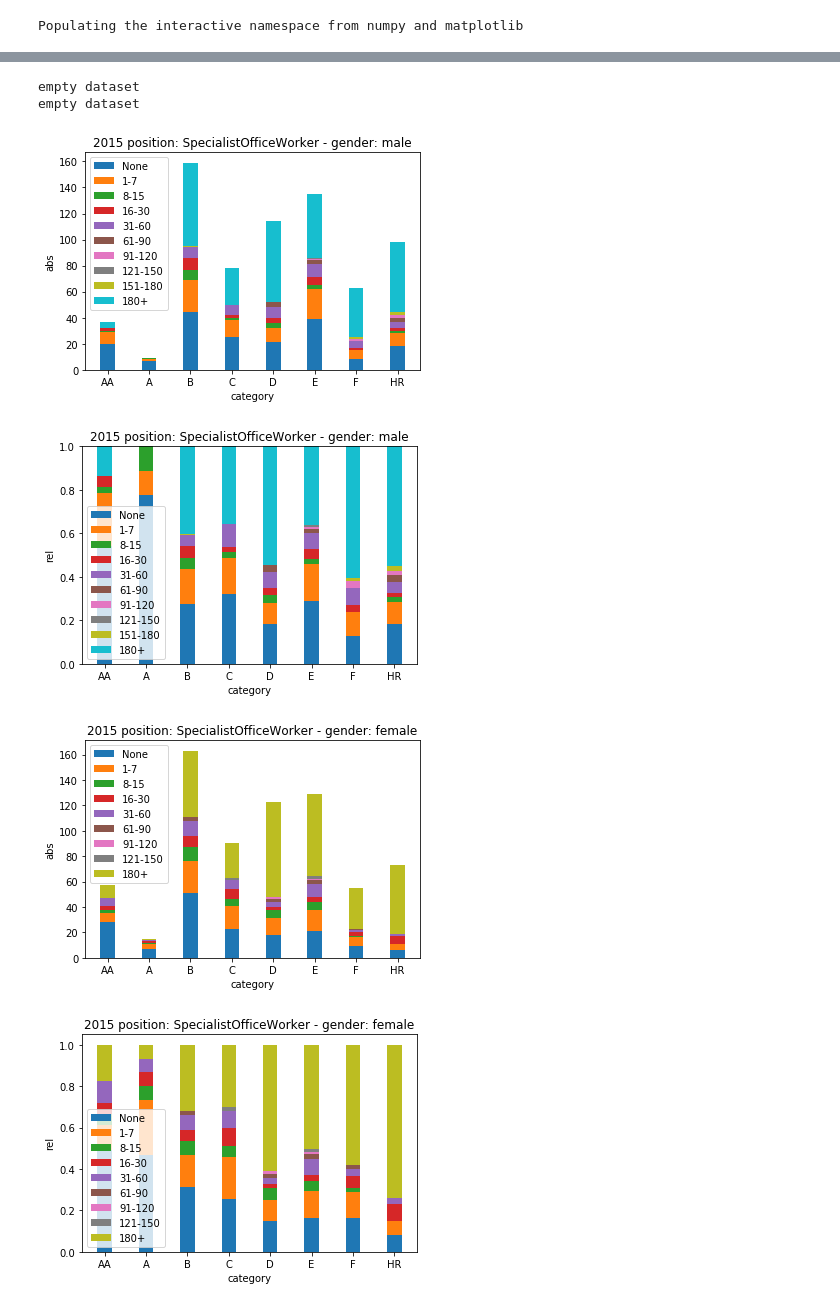
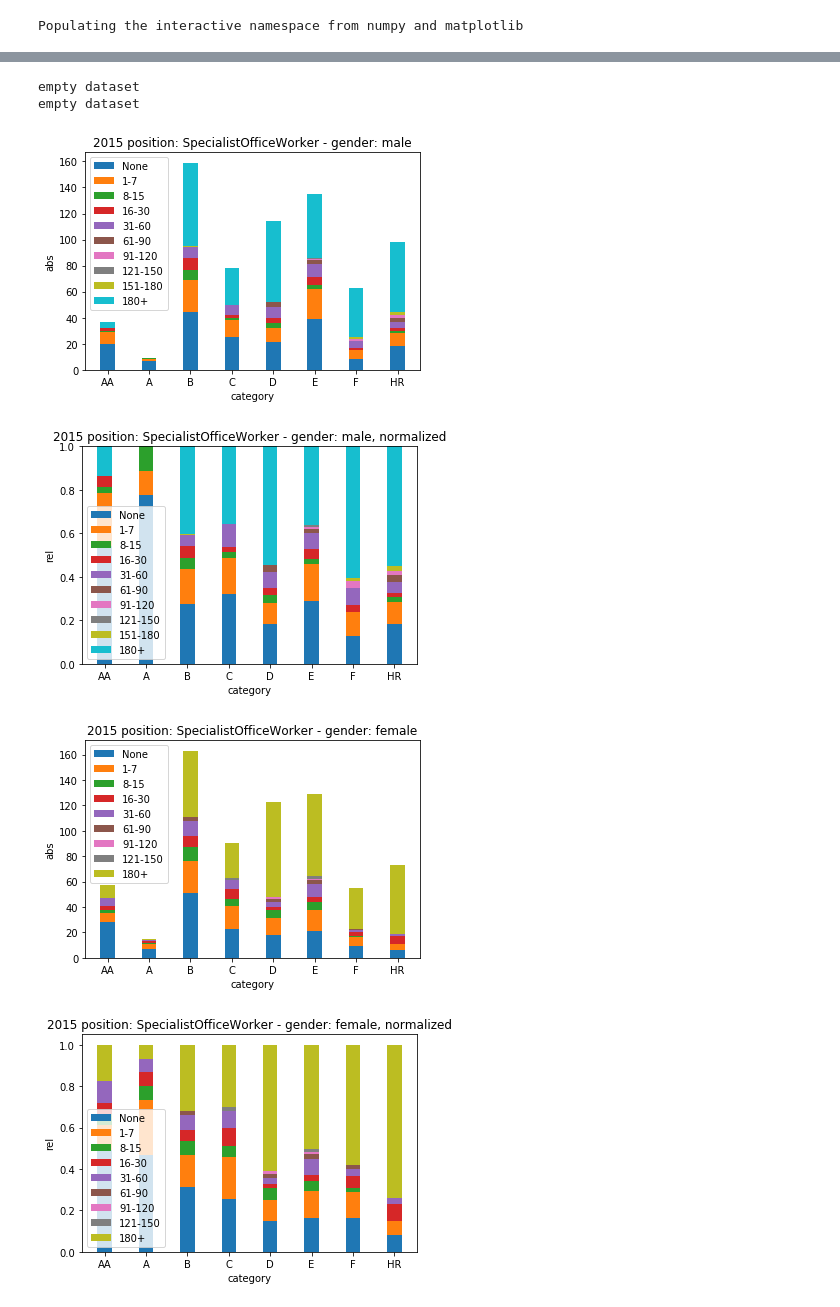
Before and after one commit to TheTesla/bondora-analyse, a Jupyter notebook: bondora-by-rating.ipynb, the cells around one changed output, grey strips where cells are left out. Drawn from its saved outputs; the diff is of its cells as text; code cells hidden in the pictures.

Commit message:
fixed graph titles

```diff
--- a/bondora-by-rating.ipynb
+++ b/bondora-by-rating.ipynb
@@ -86,6 +86,6 @@ Populating the interactive namespace from numpy and matplotlib
 for year in range(2015,2019):
     for country in ['EE', 'ES', 'FI', 'SK']:
         for gender in [0, 1, 2]:
-            barStacked(structureData(filterByValue(filterByValue(loansByYear[year], 'Country', country), 'Gender', gender), ['Rating','WorseLateCategory']),title='{} coutry: {}, gender: {}, normalized'.format(year, country, {0: 'male', 1: 'female', 2: 'unknown'}[gender]),yLabel='abs',normalize=False)
-            barStacked(structureData(filterByValue(filterByValue(loansByYear[year], 'Country', country), 'Gender', gender), ['Rating','WorseLateCategory']),title='{} coutry: {}, gender: {}'.format(year, country, {0: 'male', 1: 'female', 2: 'unknown'}[gender]))
+            barStacked(structureData(filterByValue(filterByValue(loansByYear[year], 'Country', country), 'Gender', gender), ['Rating','WorseLateCategory']),title='{} coutry: {}, gender: {}'.format(year, country, {0: 'male', 1: 'female', 2: 'unknown'}[gender]),yLabel='abs',normalize=False)
+            barStacked(structureData(filterByValue(filterByValue(loansByYear[year], 'Country', country), 'Gender', gender), ['Rating','WorseLateCategory']),title='{} coutry: {}, gender: {}, normalized'.format(year, country, {0: 'male', 1: 'female', 2: 'unknown'}[gender]))
 # %% [output]
@@ -107,6 +107,6 @@ for year in range(2015,2019):
     for employ in getOptionSet(loansByYear[year],'EmploymentPosition'):
         for gender in [0, 1, 2]:
             barStacked(structureData(filterByValue(filterByValue(loansByYear[year], 'EmploymentPosition', employ), 'Gender', gender), ['Rating','WorseLateCategory']),title='{} position: {} - gender: {}'.format(year, employ, {0: 'male', 1: 'female', 2: 'unknown'}[gender]),yLabel='abs',normalize=False)
-            barStacked(structureData(filterByValue(filterByValue(loansByYear[year], 'EmploymentPosition', employ), 'Gender', gender), ['Rating','WorseLateCategory']),title='{} position: {} - gender: {}'.format(year, employ, {0: 'male', 1: 'female', 2: 'unknown'}[gender]))
+            barStacked(structureData(filterByValue(filterByValue(loansByYear[year], 'EmploymentPosition', employ), 'Gender', gender), ['Rating','WorseLateCategory']),title='{} position: {} - gender: {}, normalized'.format(year, employ, {0: 'male', 1: 'female', 2: 'unknown'}[gender]))
 # %% [output]
 [figure]
@@ -122,7 +122,7 @@ empty dataset
 empty dataset
 empty dataset
 [figure]
-[figure, old version]
+[figure, new version]
 [figure]
-[figure, old version]
+[figure, new version]
 ... (173 outputs left out)
```
Also changed, not shown: parts of 2 cells of this notebook.
